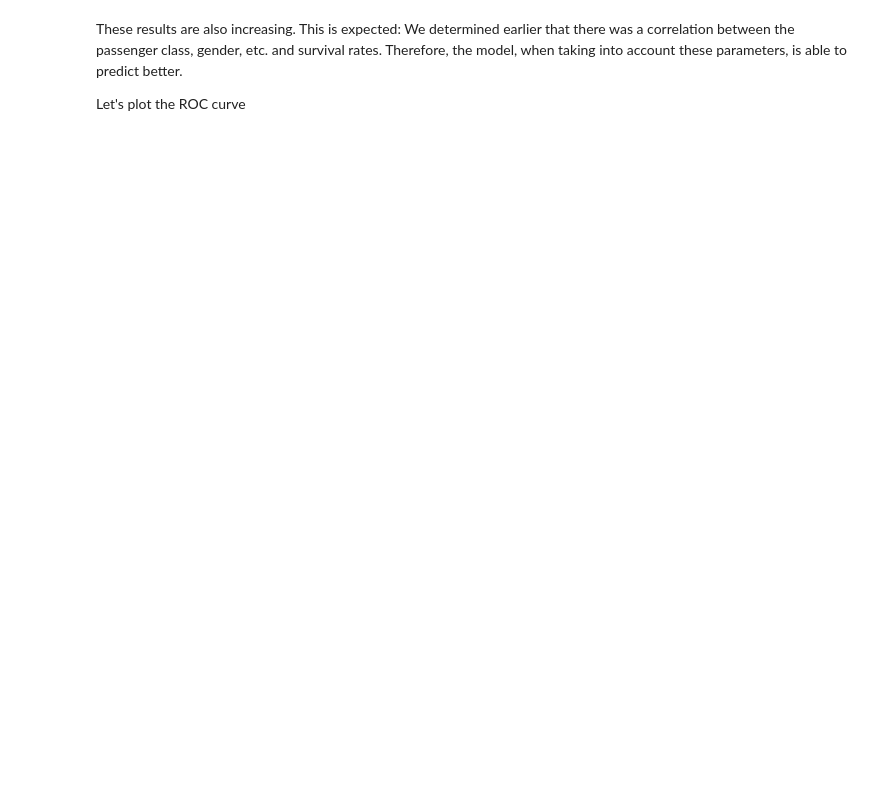
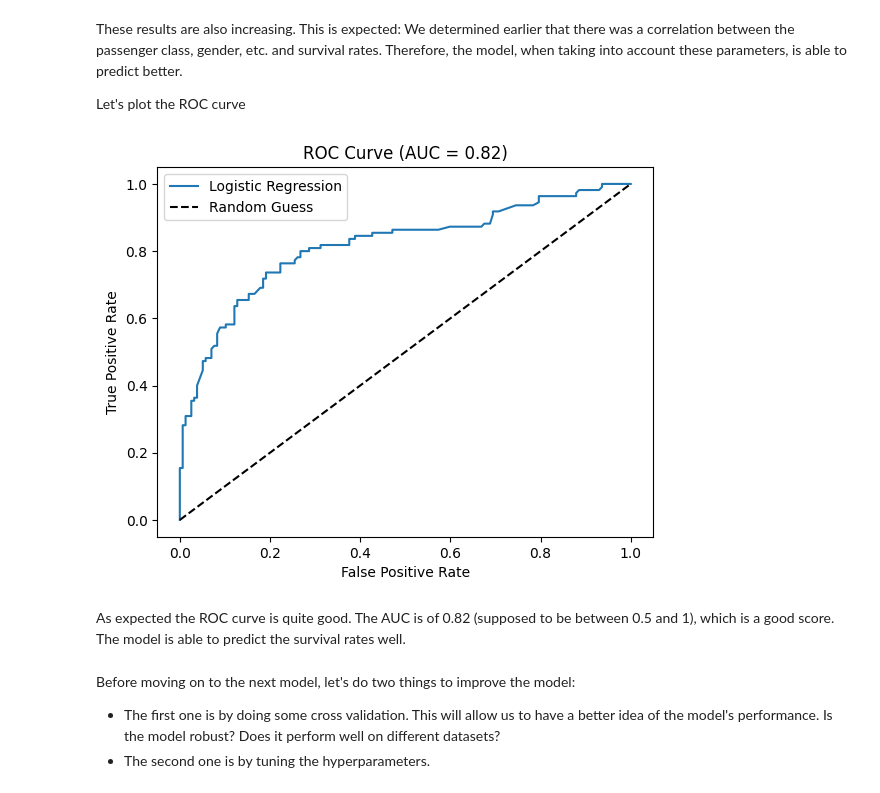
Before and after one commit to Gdeterline/Titanic_Survival_Prediction, a Jupyter notebook: main.ipynb, the cells around one changed output. Cells and saved outputs as stored; diff of their text form; code cells hidden in the pictures; blank space fills up the shorter version.

Commit message:
next step : LR cross validation and tuning

```diff
--- a/main.ipynb
+++ b/main.ipynb
@@ -436,3 +436,29 @@ These results are also increasing. This is expected: We determined earlier that
 Therefore, the model, when taking into account these parameters, is able to predict better.
 
 Let's plot the ROC curve
+# %%
+# ROC Curve plot
+from sklearn.metrics import roc_curve, roc_auc_score
+
+fpr, tpr, thresholds = roc_curve(y_test, MLR.predict_proba(x_test)[:,1]) # false positive rate, true positive rate, thresholds
+
+# Calculate the AUC score
+auc_score = roc_auc_score(y_test, MLR.predict_proba(x_test)[:,1])
+
+# Plot the ROC curve
+plt.plot(fpr, tpr)
+plt.plot([0,1], [0,1], 'k--')
+plt.legend(['Logistic Regression', 'Random Guess'])
+plt.xlabel('False Positive Rate')
+plt.ylabel('True Positive Rate')
+plt.title('ROC Curve (AUC = {:.2f})'.format(auc_score))
+plt.savefig("./data_analysis_plots/ROC_curve")
+plt.show()
+# %% [output]
+[figure, added]
+# %% [markdown]
+As expected the ROC curve is quite good. The AUC is of 0.82 (supposed to be between 0.5 and 1), which is a good score. The model is able to predict the survival rates well.
+# %% [markdown]
+Before moving on to the next model, let's do two things to improve the model:
+- The first one is by doing some cross validation. This will allow us to have a better idea of the model's performance. Is the model robust? Does it perform well on different datasets?
+- The second one is by tuning the hyperparameters.
```
Also changed, not shown: parts of 5 cells of this notebook, 3 other files.
